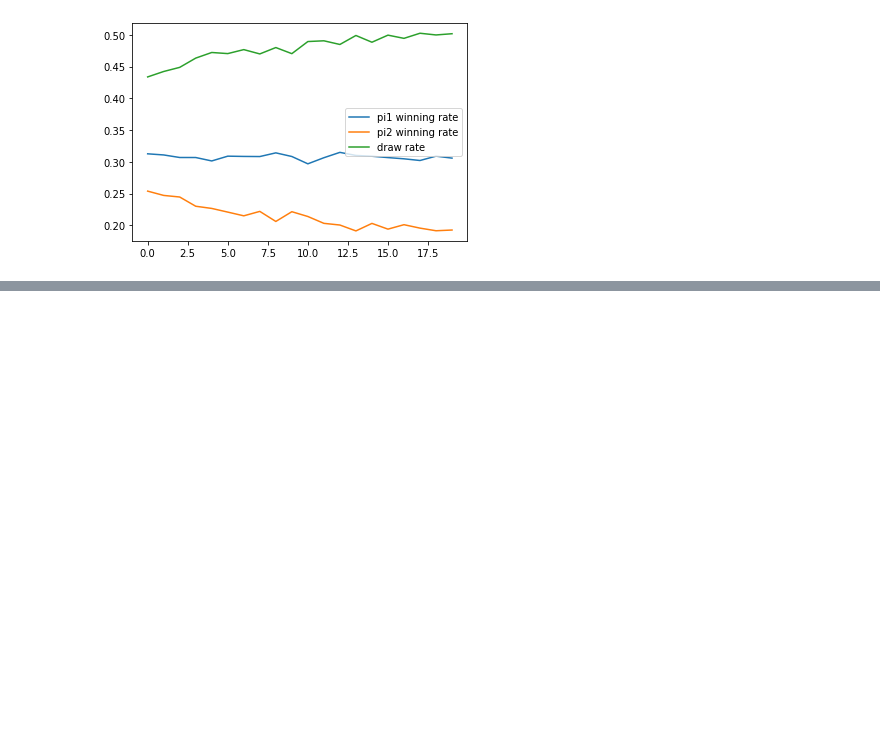
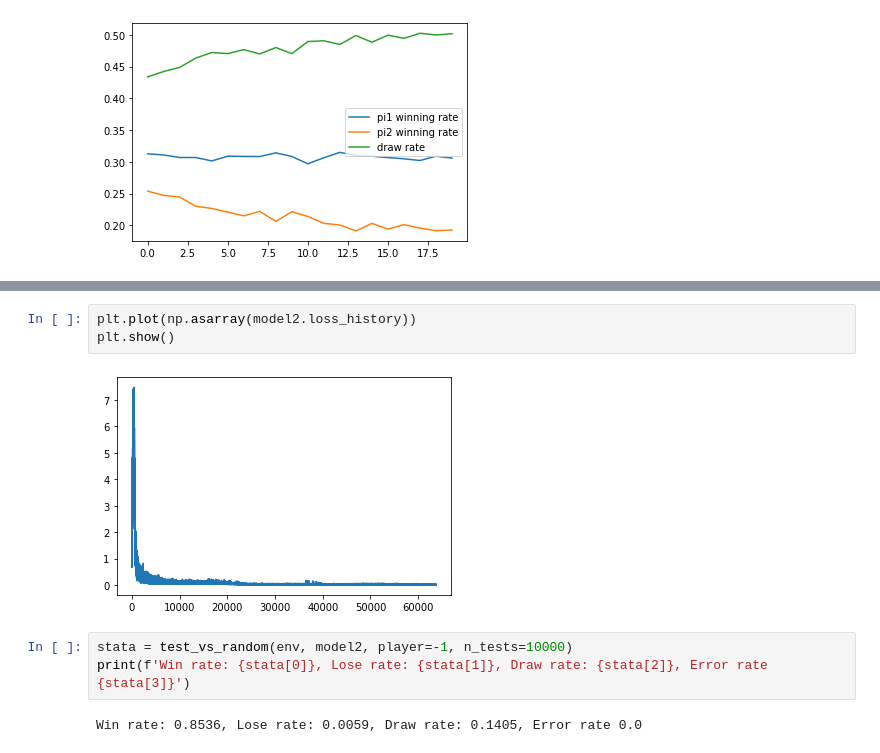
Before and after one commit to ShmelevYury/reinforce_hw2, a Jupyter notebook: hw2.ipynb, the cells around one changed output, grey strips where cells are left out. Cells and saved outputs as stored; diff of their text form; blank space fills up the shorter version.

```diff
--- a/hw2.ipynb
+++ b/hw2.ipynb
@@ -422,0 +677,10 @@ plt.show()
+# %%
+plt.plot(np.asarray(model2.loss_history))
+plt.show()
+# %% [output]
+[figure, added]
+# %%
+stata = test_vs_random(env, model2, player=-1, n_tests=10000)
+print(f'Win rate: {stata[0]}, Lose rate: {stata[1]}, Draw rate: {stata[2]}, Error rate {stata[3]}')
+# %% [output]
+Win rate: 0.8536, Lose rate: 0.0059, Draw rate: 0.1405, Error rate 0.0
```
Also changed, not shown: parts of 10 cells of this notebook.
